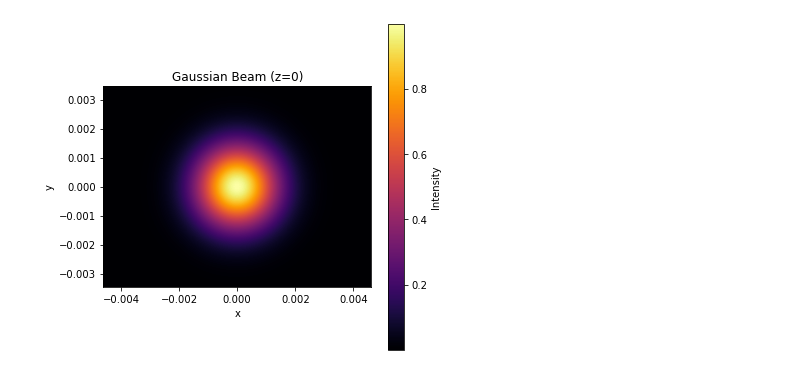
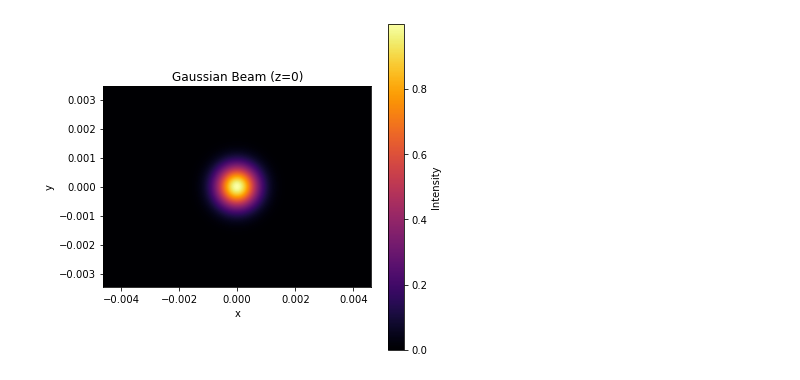
Before and after one commit to andresarias1105/Proyecto_SLM, a Jupyter notebook: SLM_HOLGRAMS.ipynb, the cells around one changed output. Cells and saved outputs as stored; diff of their text form; code cells hidden in the pictures.

```diff
--- a/SLM_HOLGRAMS.ipynb
+++ b/SLM_HOLGRAMS.ipynb
@@ -22,8 +40,8 @@ cm1 = LinearSegmentedColormap.from_list(
 # %%
 
-Nxpix = 1024
+Nxpix = 1024 ## DIMENSIONES DEL SLM
 Nypix = 768
-Pix_size=9e-6
+Pix_size=9e-6 #TAMANO DEL PIXEL ES 9um
 
 ##GENERACION DE BEAMS GAUSSIANOS
 
@@ -48,32 +66,32 @@ def gaussian_beam(r, z, w0, k):
     amplitude = (w0 / w_z) * np.exp(-r**2 / w_z**2)
     phase = np.exp(-1j * (k * z + k * r**2 / (2 * R_z) - psi_z))
 
     return amplitude * phase
 
 # Define grid
 N = (Nxpix,Nypix)  # Grid size
 x = np.linspace(-Nxpix/2*Pix_size, Nxpix/2*Pix_size, Nxpix)
 y = np.linspace(-Nypix/2*Pix_size, Nypix/2*Pix_size, Nypix)
 X, Y = np.meshgrid(x, y)
 R = np.sqrt(X**2 + Y**2)
 
 
 # Set Gaussian beam parameters
-w0 = 2000* 10**-6  # Beam waist
+w0 = 1000* 10**-6  # Beam waist
 z = 0  # Propagation distance
 k = 2*np.pi/633e-9  # Wave number
 
 # Compute beam intensity
 gaussian_mode = gaussian_beam(R, z, w0, k)
 intensity = np.abs(gaussian_mode) ** 2
 
 # Plot the intensity pattern
 plt.figure(figsize=(6, 6))
 plt.imshow(intensity, extent=[-Nxpix/2*Pix_size, Nxpix/2*Pix_size, -Nypix/2*Pix_size, Nypix/2*Pix_size], cmap='inferno')
 plt.colorbar(label='Intensity')
 plt.title(f'Gaussian Beam (z={z})')
 plt.xlabel('x')
 plt.ylabel('y')
 plt.show()
 # %% [output]
-[figure, old version]
+[figure, new version]
```
Also changed, not shown: parts of 25 cells of this notebook.
